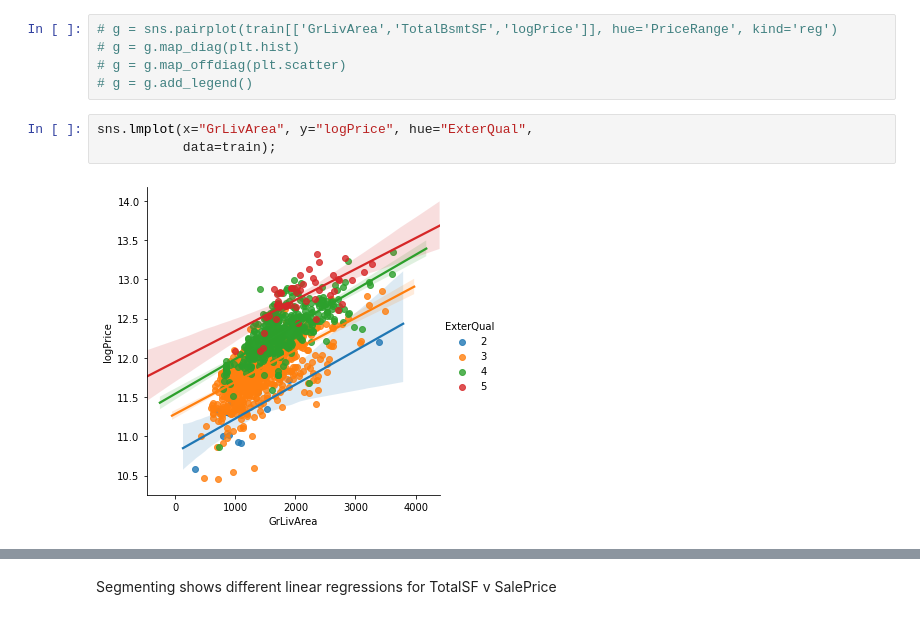
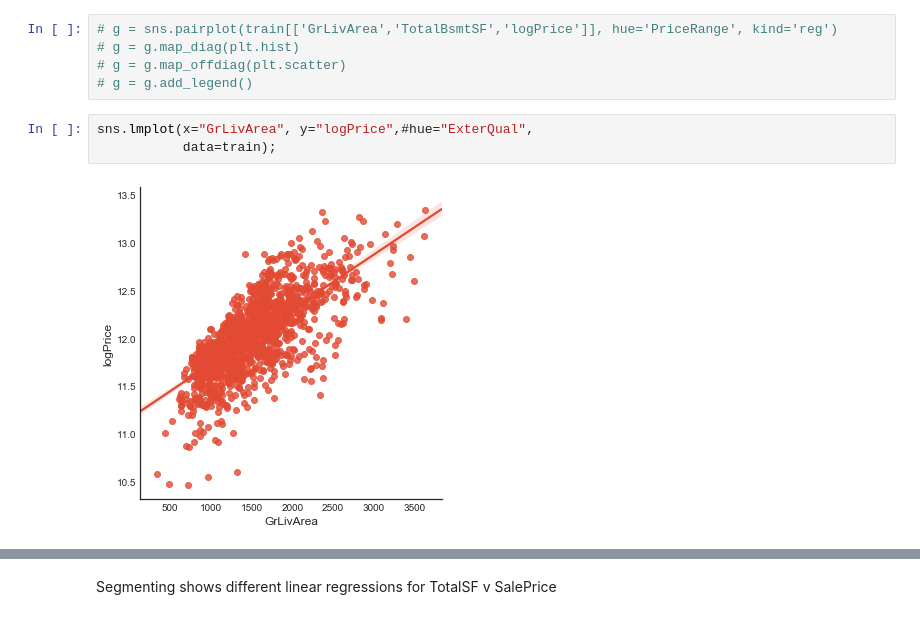
Before and after one commit to snuzbrokh/Ames-Housing, a Jupyter notebook: Sam/workbook.ipynb, the cells around one changed output, grey strips where cells are left out. Cells and saved outputs as stored; diff of their text form.

```diff
--- a/Sam/workbook.ipynb
+++ b/Sam/workbook.ipynb
@@ -238,7 +292,7 @@ train.head()
 # g = g.map_offdiag(plt.scatter)
 # g = g.add_legend()
 # %%
-sns.lmplot(x="GrLivArea", y="logPrice", hue="ExterQual",
+sns.lmplot(x="GrLivArea", y="logPrice",#hue="ExterQual",
            data=train);
 # %% [output]
-[figure, old version]
+[figure, new version]
```
Also changed, not shown: parts of 18 cells of this notebook, 30 other files.
